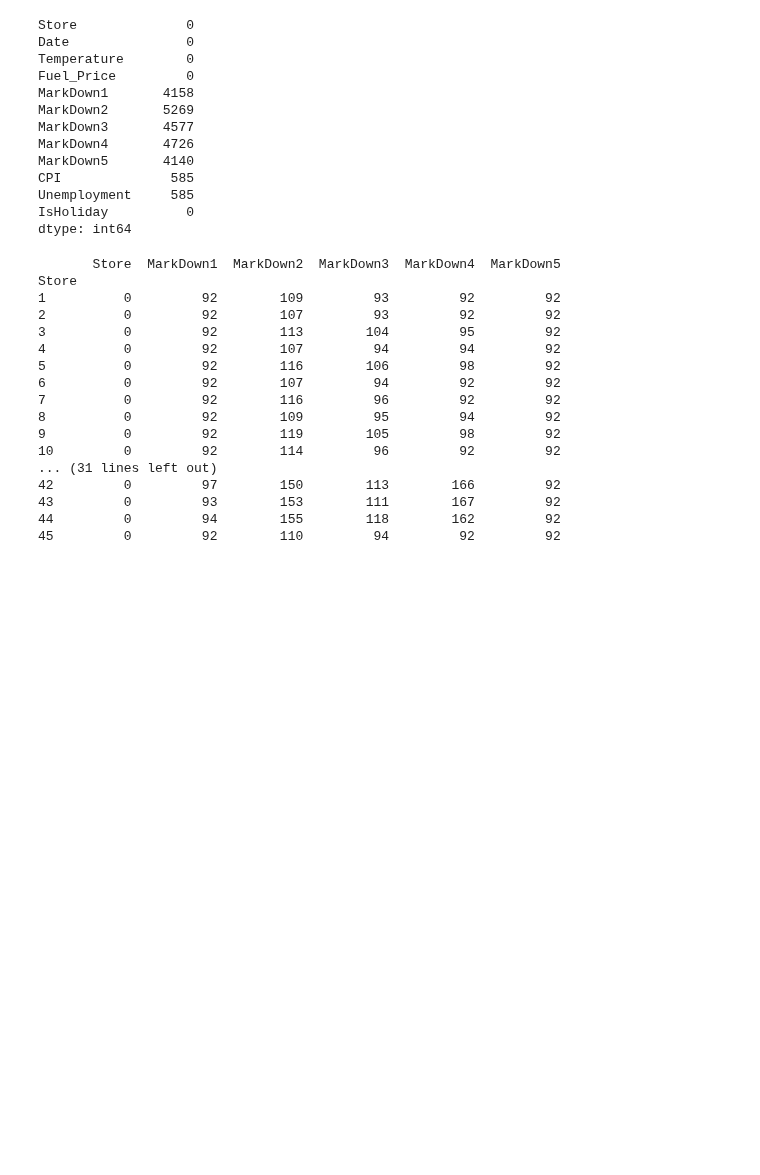
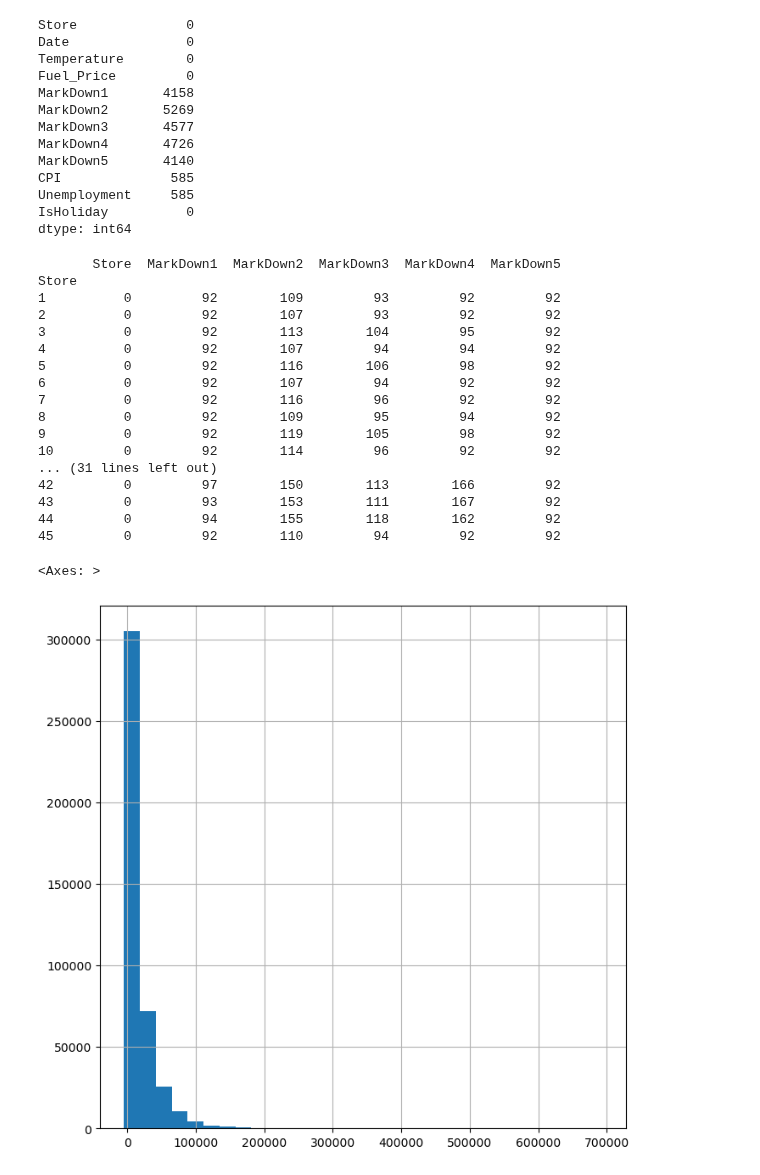
Before and after one commit to Johannes3001/AppliedML_Assign.01, a Jupyter notebook: Assignment2/Codes/Johannes_Code.ipynb, the cells around one changed output. Saved outputs shown, nothing was run; the diff lists cells and outputs as text; code cells hidden in the pictures; blank space fills up the shorter version.

```diff
--- a/Assignment2/Codes/Johannes_Code.ipynb
+++ b/Assignment2/Codes/Johannes_Code.ipynb
@@ -21,3 +39,5 @@ features_df.head()
+# %%
+sales_df["Date"] = pd.to_datetime(sales_df["Date"])
 # %%
 store_id = features_df["Store"].unique()
 store_id
@@ -72,3 +92,8 @@ Store
 43         0         93        153        111        167         92
 44         0         94        155        118        162         92
 45         0         92        110         94         92         92
+# %%
+sales_df["Weekly_Sales"].hist(bins=30, figsize=(8,8))
+# %% [output]
+<Axes: >
+[figure, added]
```
Also changed, not shown: parts of 11 cells of this notebook.
